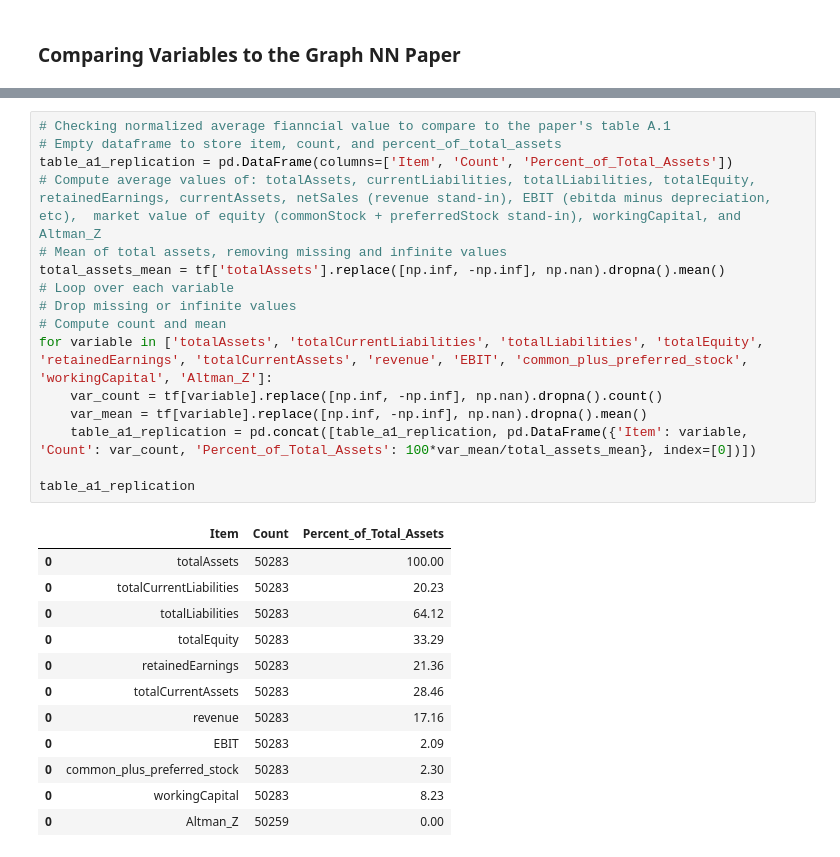
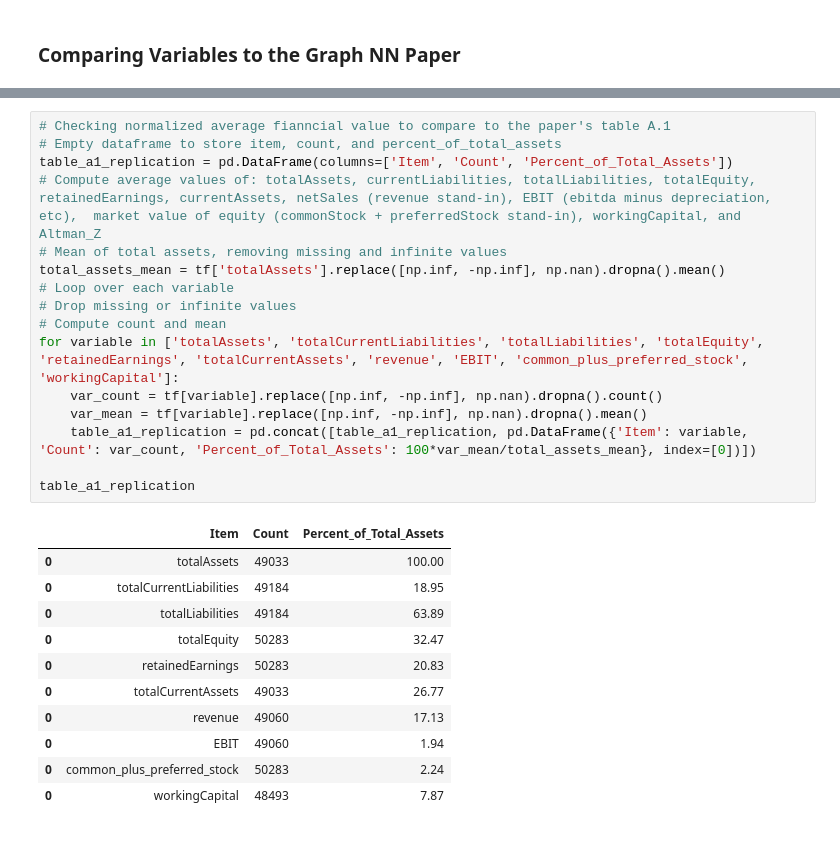
Before and after one commit to current12/Stat-222-Project, a Jupyter notebook: Code/Exploratory Data Analysis/Tabular Financial/Tabular Financial Statements Data EDA.ipynb, the cells around one changed output, grey strips where cells are left out. Saved outputs shown, nothing was run; the diff lists cells and outputs as text.

```diff
--- a/Code/Exploratory Data Analysis/Tabular Financial/Tabular Financial Statements Data EDA.ipynb
+++ b/Code/Exploratory Data Analysis/Tabular Financial/Tabular Financial Statements Data EDA.ipynb
@@ -27,29 +27,28 @@ sum_stats_ratios
 # %%
 # Checking normalized average fianncial value to compare to the paper's table A.1
 # Empty dataframe to store item, count, and percent_of_total_assets
 table_a1_replication = pd.DataFrame(columns=['Item', 'Count', 'Percent_of_Total_Assets'])
 # Compute average values of: totalAssets, currentLiabilities, totalLiabilities, totalEquity, retainedEarnings, currentAssets, netSales (revenue stand-in), EBIT (ebitda minus depreciation, etc),  market value of equity (commonStock + preferredStock stand-in), workingCapital, and Altman_Z
 # Mean of total assets, removing missing and infinite values
 total_assets_mean = tf['totalAssets'].replace([np.inf, -np.inf], np.nan).dropna().mean()
 # Loop over each variable
 # Drop missing or infinite values
 # Compute count and mean
-for variable in ['totalAssets', 'totalCurrentLiabilities', 'totalLiabilities', 'totalEquity', 'retainedEarnings', 'totalCurrentAssets', 'revenue', 'EBIT', 'common_plus_preferred_stock', 'workingCapital', 'Altman_Z']:
+for variable in ['totalAssets', 'totalCurrentLiabilities', 'totalLiabilities', 'totalEquity', 'retainedEarnings', 'totalCurrentAssets', 'revenue', 'EBIT', 'common_plus_preferred_stock', 'workingCapital']:
     var_count = tf[variable].replace([np.inf, -np.inf], np.nan).dropna().count()
     var_mean = tf[variable].replace([np.inf, -np.inf], np.nan).dropna().mean()
     table_a1_replication = pd.concat([table_a1_replication, pd.DataFrame({'Item': variable, 'Count': var_count, 'Percent_of_Total_Assets': 100*var_mean/total_assets_mean}, index=[0])])
 
 table_a1_replication
 # %% [output]
 |  | Item | Count | Percent_of_Total_Assets |
-| 0 | totalAssets | 50283 | 100.00 |
-| 0 | totalCurrentLiabilities | 50283 | 20.23 |
-| 0 | totalLiabilities | 50283 | 64.12 |
-| 0 | totalEquity | 50283 | 33.29 |
-| 0 | retainedEarnings | 50283 | 21.36 |
-| 0 | totalCurrentAssets | 50283 | 28.46 |
-| 0 | revenue | 50283 | 17.16 |
-| 0 | EBIT | 50283 | 2.09 |
-| 0 | common_plus_preferred_stock | 50283 | 2.30 |
-| 0 | workingCapital | 50283 | 8.23 |
-| 0 | Altman_Z | 50259 | 0.00 |
+| 0 | totalAssets | 49033 | 100.00 |
+| 0 | totalCurrentLiabilities | 49184 | 18.95 |
+| 0 | totalLiabilities | 49184 | 63.89 |
+| 0 | totalEquity | 50283 | 32.47 |
+| 0 | retainedEarnings | 50283 | 20.83 |
+| 0 | totalCurrentAssets | 49033 | 26.77 |
+| 0 | revenue | 49060 | 17.13 |
+| 0 | EBIT | 49060 | 1.94 |
+| 0 | common_plus_preferred_stock | 50283 | 2.24 |
+| 0 | workingCapital | 48493 | 7.87 |
```
Also changed, not shown: parts of 1 cell of this notebook, 1 other file.
